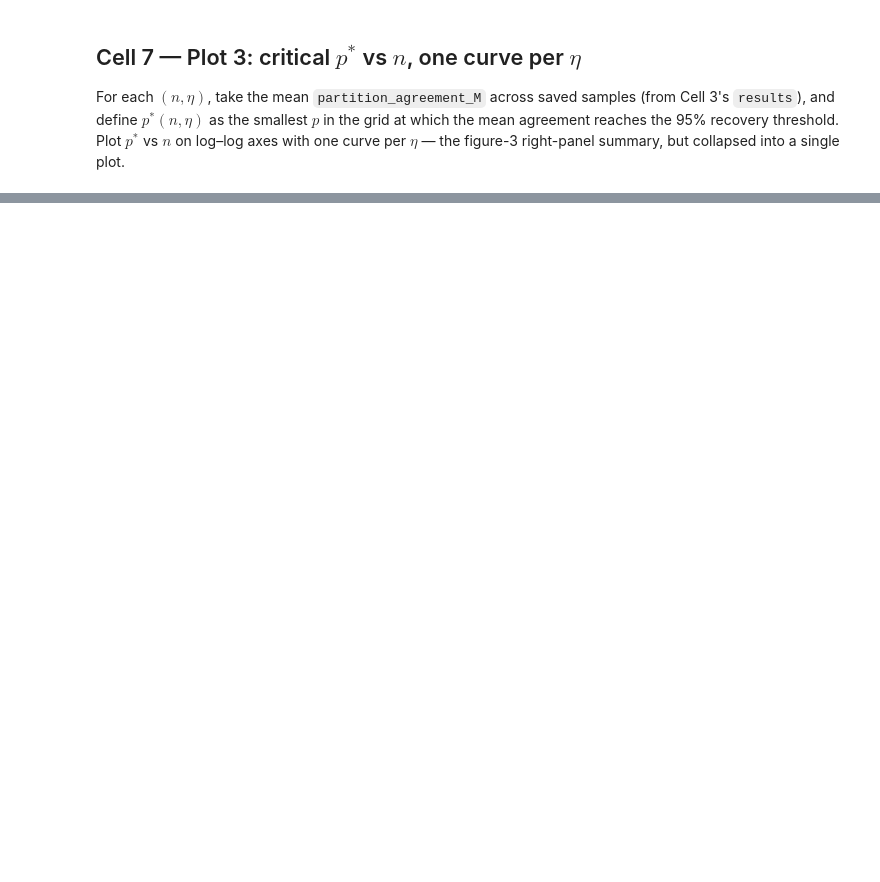
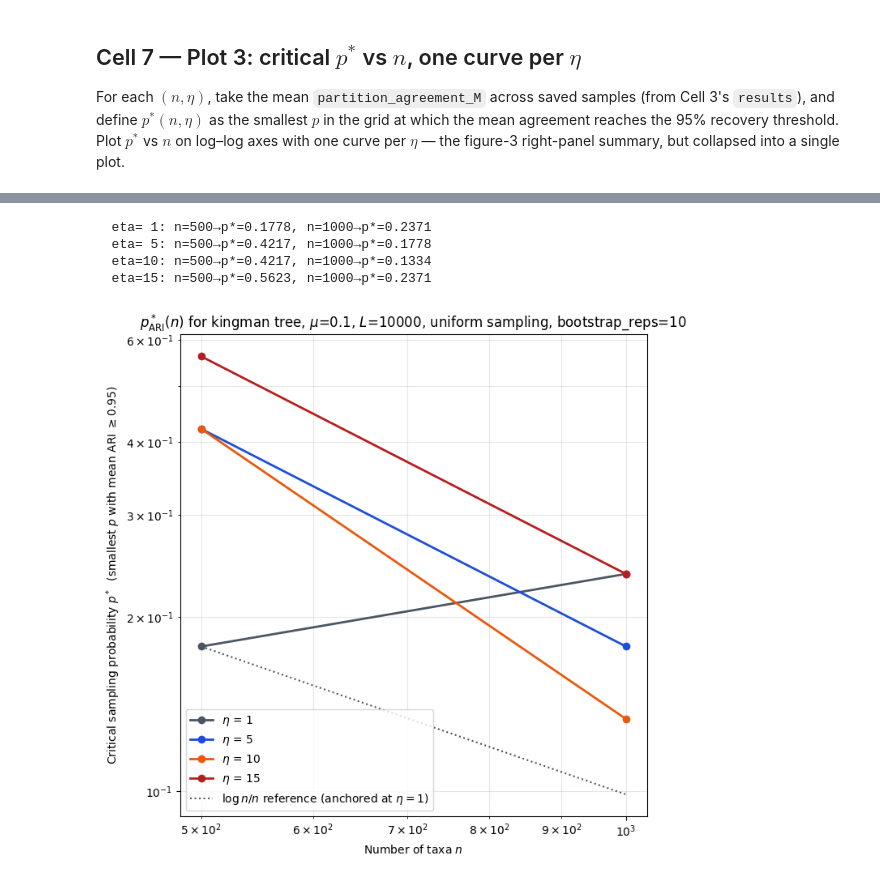
Before and after one commit to itaygonnen/spectral-tree-inference, a Jupyter notebook: sub_sampled_fielder_vec/analysis/theoretical_interpretation/02_real_data_sweeps/eta_pool_sweep_per_n.ipynb, the cells around one changed output, grey strips where cells are left out. Cells and saved outputs as stored; diff of their text form; code cells hidden in the pictures; blank space fills up the shorter version.

```diff
--- a/sub_sampled_fielder_vec/analysis/theoretical_interpretation/02_real_data_sweeps/eta_pool_sweep_per_n.ipynb
+++ b/sub_sampled_fielder_vec/analysis/theoretical_interpretation/02_real_data_sweeps/eta_pool_sweep_per_n.ipynb
@@ -479,0 +729,60 @@ plt.show()
+# %%
+# Figure 7-ARI — critical p* vs n using ARI ≥ 0.95 as the recovery threshold.
+RECOVERY_THRESHOLD_ARI = 0.95  # results_ari is ARI in [-1, 1]
+
+p_arr = np.asarray(P_VALUES, dtype=float)
+p_star_ari_by_eta = {}
+
+for eta in ETA_TARGETS:
+    rows = []
+    for n in ns:
+        arr = results_ari.get((n, eta))
+        if arr is None or arr.shape[0] == 0:
+            continue
+        mean_curve = arr.mean(axis=0)
+        p_star = find_discrete_threshold(p_arr, mean_curve, threshold=RECOVERY_THRESHOLD_ARI)
+        if p_star is None or not np.isfinite(p_star):
+            continue
+        rows.append((n, float(p_star)))
+    p_star_ari_by_eta[eta] = rows
+    print(f"  eta={eta:>2}: " + ", ".join(f"n={n}→p*={p:.4g}" for n, p in rows))
+
+fig, ax = plt.subplots(figsize=(7, 7))
+for eta in ETA_TARGETS:
+    rows = p_star_ari_by_eta.get(eta, [])
+    if not rows:
+        continue
+    xs = np.array([r[0] for r in rows], dtype=float)
+    ys = np.array([r[1] for r in rows], dtype=float)
+    ax.plot(
+        xs, ys, "-o", ms=6, lw=2,
+        color=ETA_COLORS.get(eta, "#000000"),
+        label=fr"$\eta$ = {eta}",
+    )
+
+ref_rows = p_star_ari_by_eta.get(1, [])
+if ref_rows:
+    n_ref, p_ref = ref_rows[0]
+    n_grid = np.array(ns, dtype=float)
+    theory = p_ref * (np.log(n_grid) / n_grid) / (np.log(n_ref) / n_ref)
+    ax.plot(n_grid, theory, ":", color="#4b5563", lw=1.5,
+            label=r"$\log n / n$ reference (anchored at $\eta=1$)")
+
+ax.set_xscale("log")
+ax.set_yscale("log")
+ax.set_xlabel(r"Number of taxa $n$")
+ax.set_ylabel(r"Critical sampling probability $p^*$  (smallest $p$ with mean ARI $\geq 0.95$)")
+ax.set_title(
+    fr"$p^*_{{\mathrm{{ARI}}}}(n)$ for kingman tree, $\mu$={MU}, $L$={SEQ_LEN}, uniform sampling, "
+    fr"bootstrap_reps={BOOTSTRAP_REPS}"
+)
+ax.grid(True, which="both", alpha=0.3)
+ax.legend(loc="lower left", fontsize=10)
+fig.tight_layout()
+plt.show()
+# %% [output]
+  eta= 1: n=500→p*=0.1778, n=1000→p*=0.2371
+  eta= 5: n=500→p*=0.4217, n=1000→p*=0.1778
+  eta=10: n=500→p*=0.4217, n=1000→p*=0.1334
+  eta=15: n=500→p*=0.5623, n=1000→p*=0.2371
+[figure, added]
```
Also changed, not shown: parts of 18 cells of this notebook, 11 other files.
